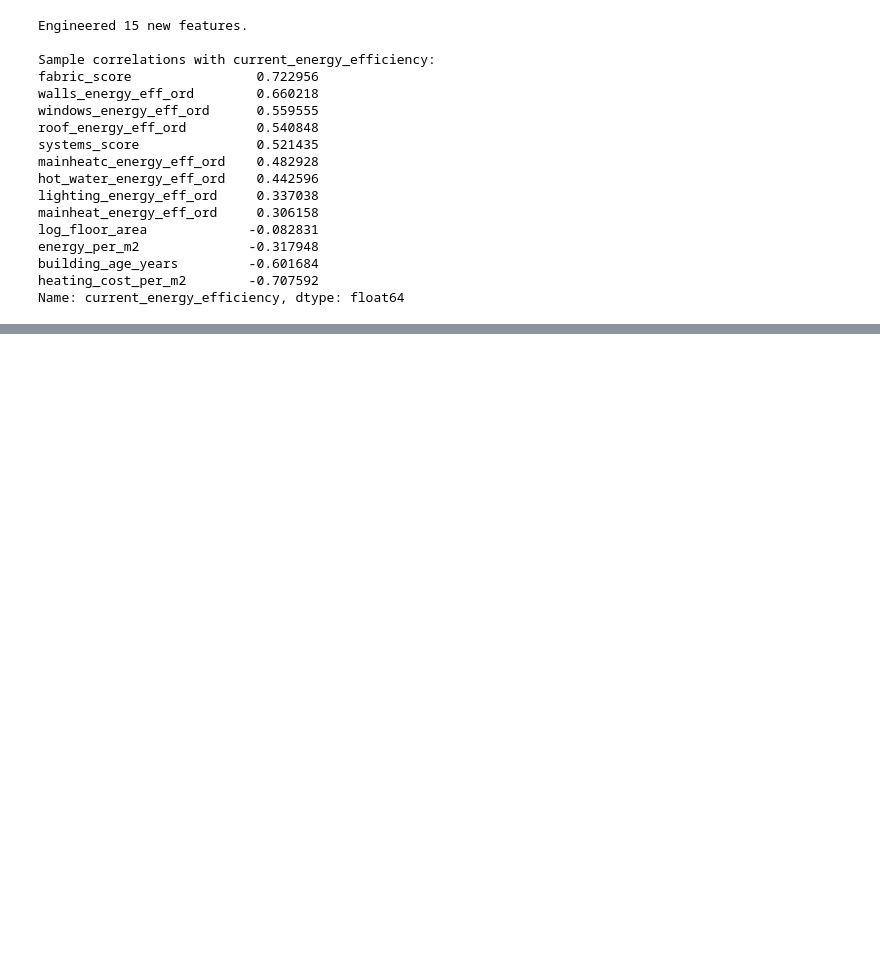
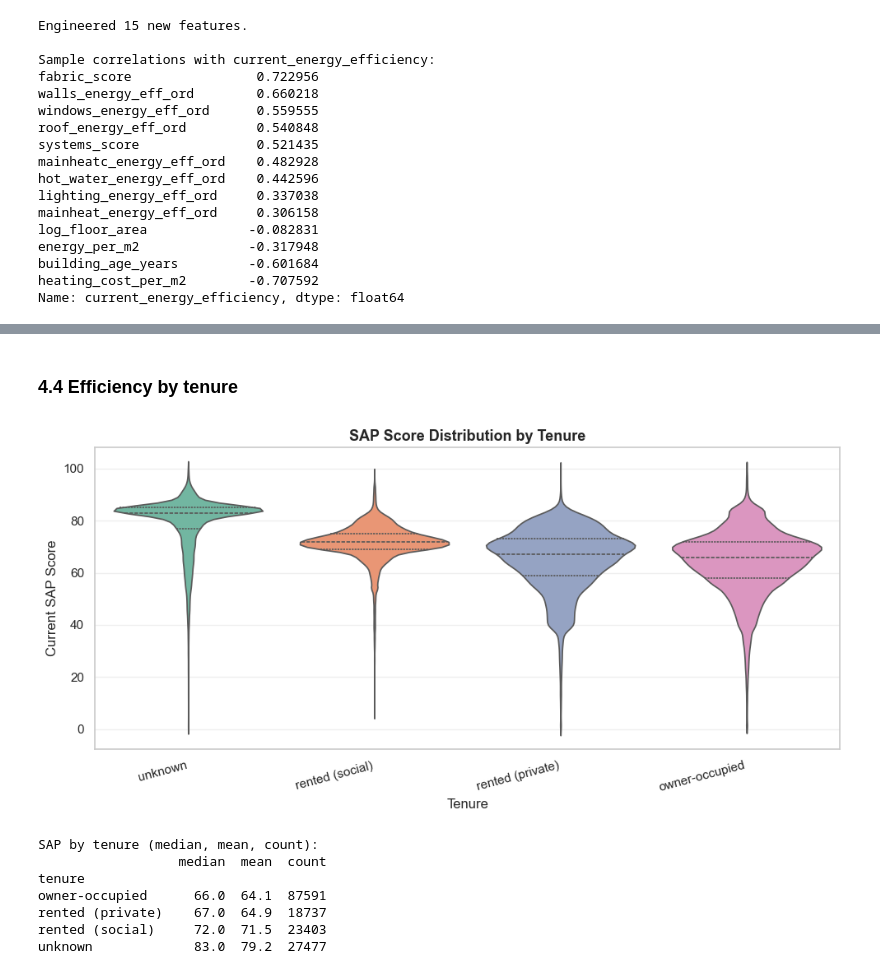
Before and after one commit to Lloydster118/COM6003-Data-Science-CW1, a Jupyter notebook: notebooks/bucks_epc_analysis.ipynb, the cells around one changed output, grey strips where cells are left out. Cells and saved outputs as stored; diff of their text form; code cells hidden in the pictures; blank space fills up the shorter version.

```diff
--- a/notebooks/bucks_epc_analysis.ipynb
+++ b/notebooks/bucks_epc_analysis.ipynb
@@ -612,0 +755,37 @@ Name: current_energy_efficiency, dtype: float64
+# %% [markdown]
+### 4.4 Efficiency by tenure
+# %%
+fig, ax = plt.subplots(figsize=(10, 5))
+
+# Filter to tenures with >500 records to avoid noisy categories
+tenure_counts = df['tenure'].value_counts()
+major_tenures = tenure_counts[tenure_counts > 500].index
+sub = df[df['tenure'].isin(major_tenures)]
+
+order = (sub.groupby('tenure')['current_energy_efficiency']
+            .median().sort_values(ascending=False).index)
+
+sns.violinplot(data=sub, x='tenure', y='current_energy_efficiency',
+               order=order, ax=ax, palette='Set2', inner='quartile')
+
+ax.set_title('SAP Score Distribution by Tenure', fontsize=13, fontweight='bold')
+ax.set_xlabel('Tenure')
+ax.set_ylabel('Current SAP Score')
+ax.grid(axis='y', alpha=0.3)
+plt.xticks(rotation=15, ha='right')
+
+plt.tight_layout()
+plt.savefig(FIG_DIR + 'fig04_efficiency_by_tenure.png', dpi=150, bbox_inches='tight')
+plt.show()
+
+print('SAP by tenure (median, mean, count):')
+print(sub.groupby('tenure')['current_energy_efficiency'].agg(['median','mean','count']).round(1))
+# %% [output]
+[figure, added]
+SAP by tenure (median, mean, count):
+                  median  mean  count
+tenure
+owner-occupied      66.0  64.1  87591
+rented (private)    67.0  64.9  18737
+rented (social)     72.0  71.5  23403
+unknown             83.0  79.2  27477
```
Also changed, not shown: parts of 17 cells of this notebook, 8 other files.
